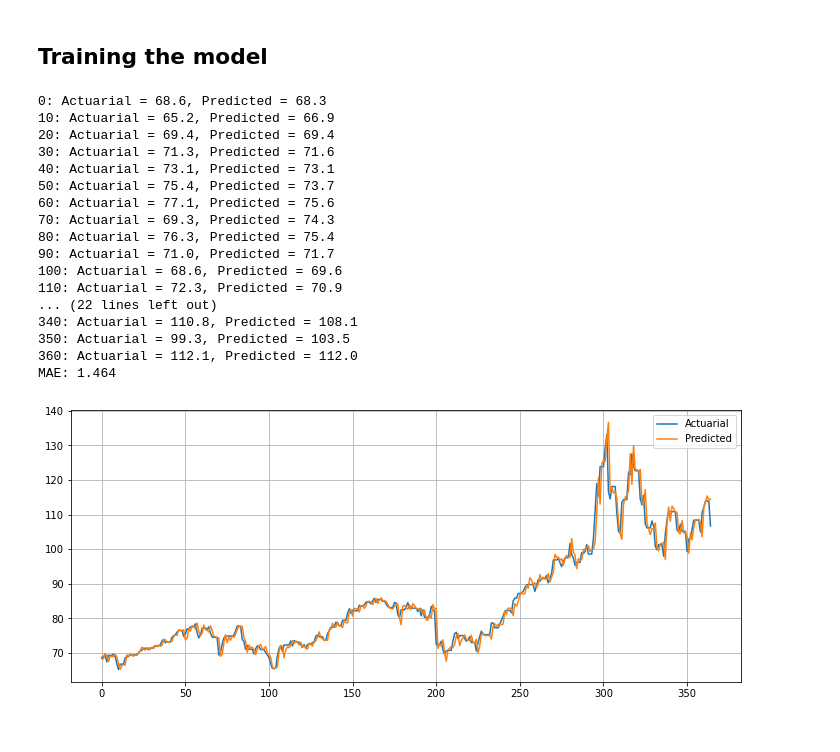
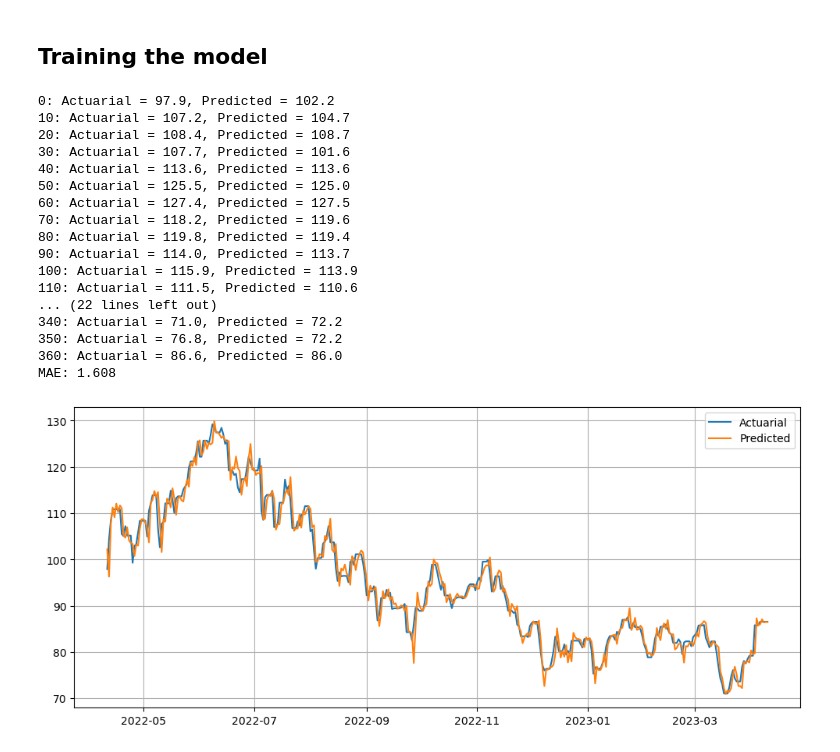
Before and after one commit to frankwwu/Time-Series-Forecasting, a Jupyter notebook: Univariate XGBoost Brent Oil Price/Brent Oil Price Forecast XGBoost Model.ipynb, the cells around one changed output. Drawn from its saved outputs; the diff is of its cells as text; code cells hidden in the pictures.

```diff
--- a/Univariate XGBoost Brent Oil Price/Brent Oil Price Forecast XGBoost Model.ipynb
+++ b/Univariate XGBoost Brent Oil Price/Brent Oil Price Forecast XGBoost Model.ipynb
@@ -36,7 +36,7 @@ For market closed dates, use the previous date's price.
 #make dates the index
 df.set_index(pd.DatetimeIndex(df.Date), inplace = True)
 #fill date gaps
-df = df.resample('D').pad()
+df = df.resample('D').fillna('ffill')
 #fix the Date column
 df.Date = df.index.values
 df.reset_index(drop = True, inplace = True)
@@ -145,5 +145,5 @@ def walk_forward_validation(data, n_test):
 ## Training the model
 # %%
 # load the dataset
-series = read_csv('gas.csv', header = 0, index_col = 0)
+series = read_csv('oil.csv', header = 0, index_col = 0)
 values = series.values
@@ -152,3 +150,7 @@ n_test = 365
+# %%
+n_test = 365
+split_time = len(df) - n_test
+test_time = df[['Date']][split_time:]
 # %%
 # transform the time series data into supervised learning
 data = series_to_supervised(values, n_in = 30, n_out = 1)
@@ -156,29 +158,29 @@ data = series_to_supervised(values, n_in = 30, n_out = 1)
 mae, y, yhat, model = walk_forward_validation(data, n_test)
 print('MAE: %.3f' % mae)
 # %% [output]
-0: Actuarial = 68.6, Predicted = 68.3
-10: Actuarial = 65.2, Predicted = 66.9
-20: Actuarial = 69.4, Predicted = 69.4
-30: Actuarial = 71.3, Predicted = 71.6
-40: Actuarial = 73.1, Predicted = 73.1
-50: Actuarial = 75.4, Predicted = 73.7
-60: Actuarial = 77.1, Predicted = 75.6
-70: Actuarial = 69.3, Predicted = 74.3
-80: Actuarial = 76.3, Predicted = 75.4
-90: Actuarial = 71.0, Predicted = 71.7
-100: Actuarial = 68.6, Predicted = 69.6
-110: Actuarial = 72.3, Predicted = 70.9
+0: Actuarial = 97.9, Predicted = 102.2
+10: Actuarial = 107.2, Predicted = 104.7
+20: Actuarial = 108.4, Predicted = 108.7
+30: Actuarial = 107.7, Predicted = 101.6
+40: Actuarial = 113.6, Predicted = 113.6
+50: Actuarial = 125.5, Predicted = 125.0
+60: Actuarial = 127.4, Predicted = 127.5
+70: Actuarial = 118.2, Predicted = 119.6
+80: Actuarial = 119.8, Predicted = 119.4
+90: Actuarial = 114.0, Predicted = 113.7
+100: Actuarial = 115.9, Predicted = 113.9
+110: Actuarial = 111.5, Predicted = 110.6
 ... (22 lines left out)
-340: Actuarial = 110.8, Predicted = 108.1
-350: Actuarial = 99.3, Predicted = 103.5
-360: Actuarial = 112.1, Predicted = 112.0
-MAE: 1.464
+340: Actuarial = 71.0, Predicted = 72.2
+350: Actuarial = 76.8, Predicted = 72.2
+360: Actuarial = 86.6, Predicted = 86.0
+MAE: 1.608
 # %%
 plt.figure(figsize = (12, 5))
-plt.plot(y, label = 'Actuarial')
-plt.plot(yhat, label = 'Predicted')
+plt.plot(test_time, y, label = 'Actuarial')
+plt.plot(test_time, yhat, label = 'Predicted')
 plt.grid(True)
 plt.legend()
 plt.show()
 # %% [output]
-[figure, old version]
+[figure, new version]
```
Also changed, not shown: parts of 8 cells of this notebook.
